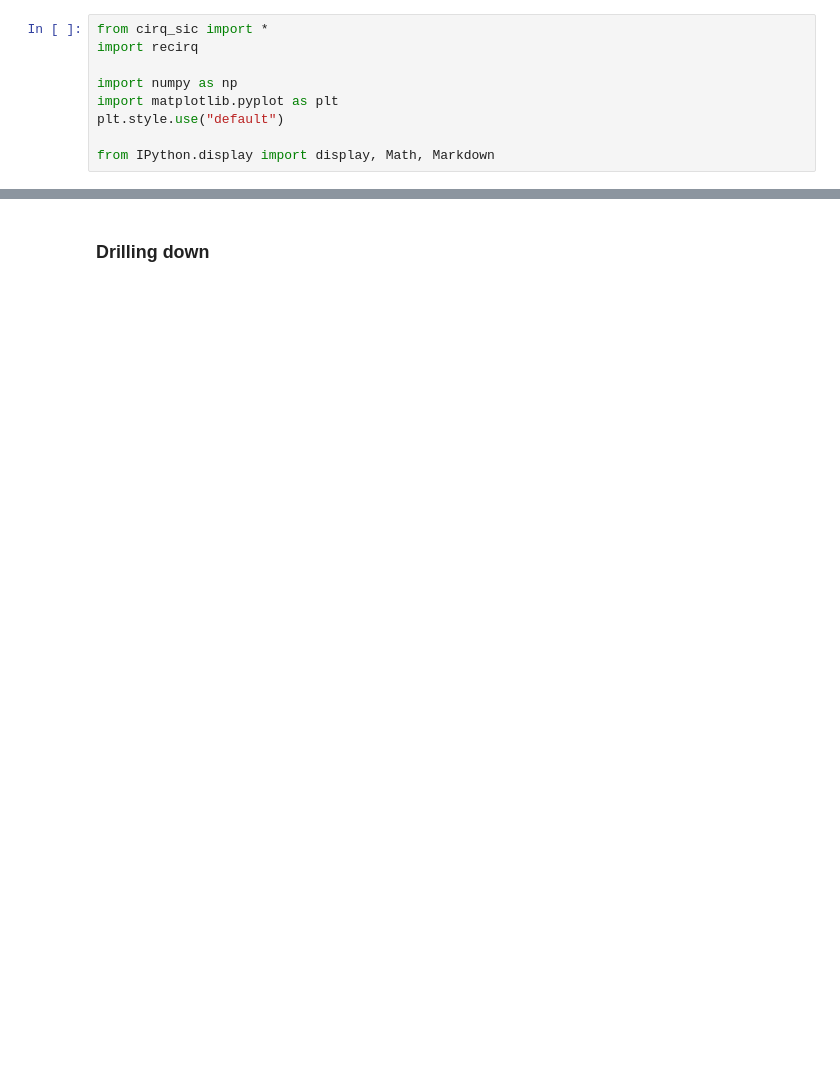
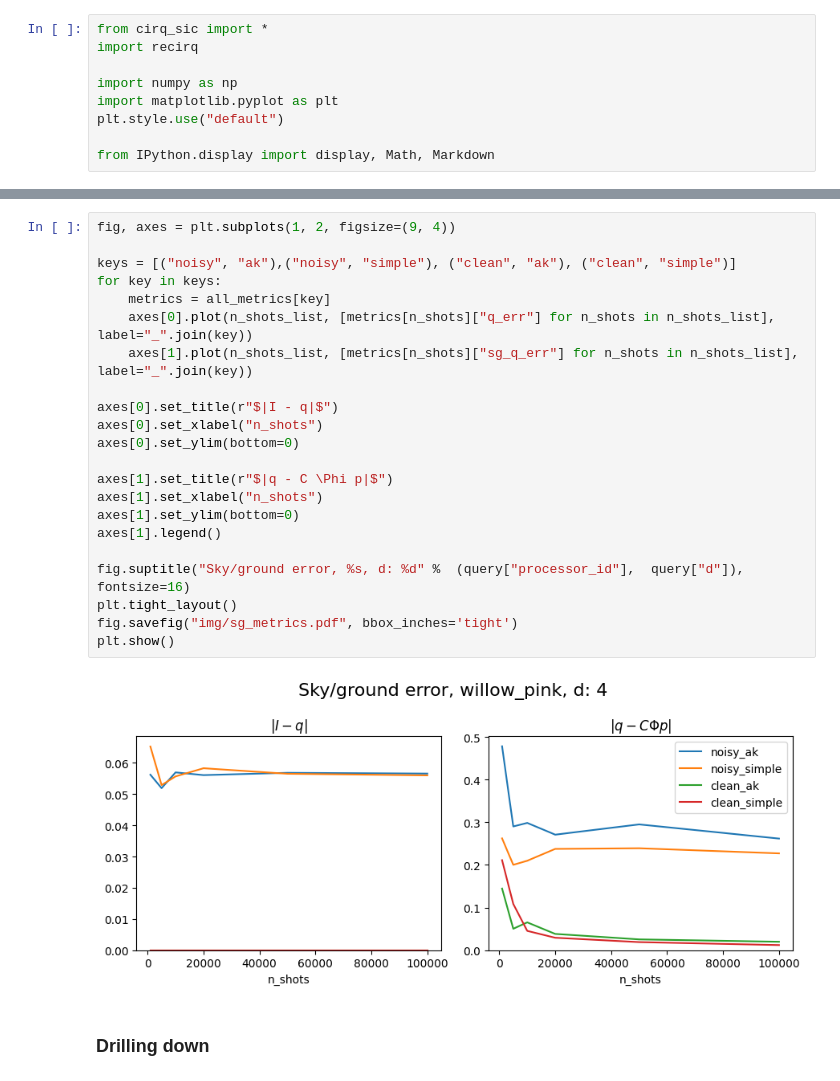
Before and after one commit to heyredhat/cirq_sic, a Jupyter notebook: cirq_sic/notebooks/SkyGroundAnalysis.ipynb, the cells around one changed output, grey strips where cells are left out. Drawn from its saved outputs; the diff is of its cells as text; blank space fills up the shorter version.

```diff
--- a/cirq_sic/notebooks/SkyGroundAnalysis.ipynb
+++ b/cirq_sic/notebooks/SkyGroundAnalysis.ipynb
@@ -118,3 +60,27 @@ plt.show()
+# %%
+fig, axes = plt.subplots(1, 2, figsize=(9, 4))
+
+keys = [("noisy", "ak"),("noisy", "simple"), ("clean", "ak"), ("clean", "simple")]
+for key in keys:
+    metrics = all_metrics[key]
+    axes[0].plot(n_shots_list, [metrics[n_shots]["q_err"] for n_shots in n_shots_list], label="_".join(key))
+    axes[1].plot(n_shots_list, [metrics[n_shots]["sg_q_err"] for n_shots in n_shots_list], label="_".join(key))
+
+axes[0].set_title(r"$|I - q|$")
+axes[0].set_xlabel("n_shots")
+axes[0].set_ylim(bottom=0)
+
+axes[1].set_title(r"$|q - C \Phi p|$")
+axes[1].set_xlabel("n_shots")
+axes[1].set_ylim(bottom=0)
+axes[1].legend()
+
+fig.suptitle("Sky/ground error, %s, d: %d" %  (query["processor_id"],  query["d"]), fontsize=16)
+plt.tight_layout()
+fig.savefig("img/sg_metrics.pdf", bbox_inches='tight')
+plt.show()
+# %% [output]
+[figure, added]
 # %% [markdown]
 ### Drilling down
 # %%
```
Also changed, not shown: parts of 8 cells of this notebook, 52 other files.
